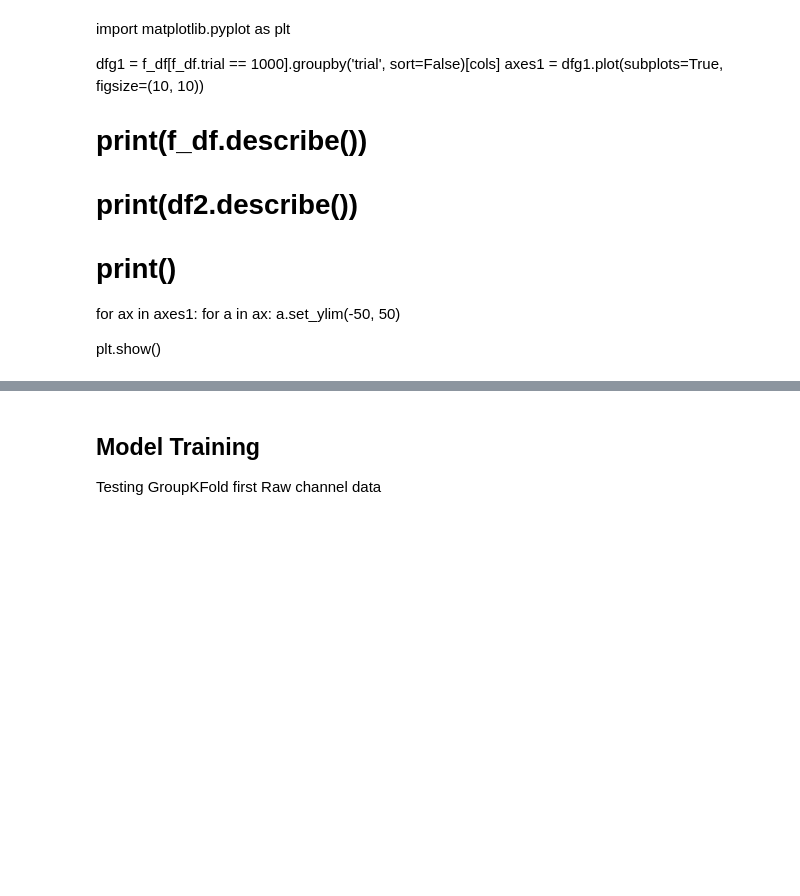
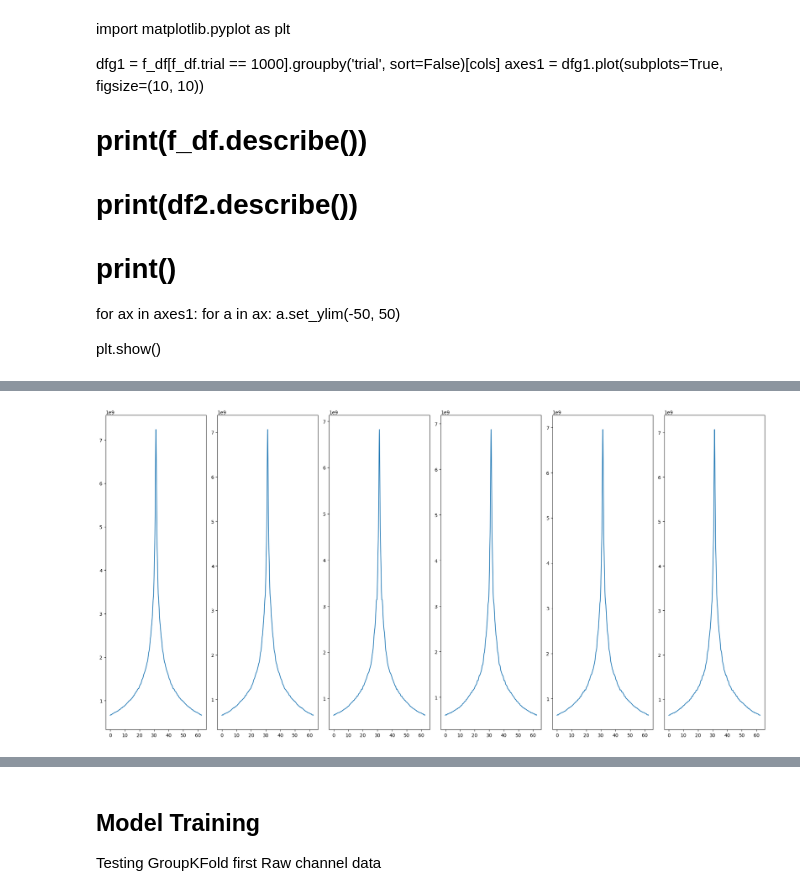
Before and after one commit to H-Mart/Avatar, a Jupyter notebook: brainwave-prediction-app/prediction_model/train_model.ipynb, the cells around one changed output, grey strips where cells are left out. Saved outputs shown, nothing was run; the diff lists cells and outputs as text; code cells hidden in the pictures; blank space fills up the shorter version.

```diff
--- a/brainwave-prediction-app/prediction_model/train_model.ipynb
+++ b/brainwave-prediction-app/prediction_model/train_model.ipynb
@@ -31,14 +46,28 @@ num_trials
 # %%
-def filter_trials(dataframe):
+def filter_trials(dataframe, sampling_rate=125, low_cutoff=.5, high_cutoff=50):
     dfs = []
     for trial, group in dataframe.groupby('trial', sort=False, as_index=False):
-        filtered_cols = data_preprocessing.apply_filters(group[cols])
+        filtered_cols = data_preprocessing.apply_filters(group[cols], sampling_rate, low_cutoff, high_cutoff)
         group[cols] = filtered_cols
         group['trial'] = trial
         dfs.append(group)
     new_df = pd.concat(dfs, ignore_index=True)
     new_df.sort_values(by=['session', 'trial', ' Timestamp'], inplace=True)
     return new_df
+
+
+def remove_outliers(dataframe):
+    channels = dataframe[cols].to_numpy()
+    channels_med = np.median(np.abs(channels), axis=0)
+    mad = stats.median_abs_deviation(channels, axis=0, center=lambda *_, **__: channels_med)
+    m_scores = np.abs((channels - channels_med) / mad)
+
+    max_ok_score = 4
+    ok_scores = m_scores < max_ok_score
+    channels[~ok_scores] = 0
+
+    dataframe[cols] = channels
+    return dataframe
 # %% [markdown]
 n = f_df[cols].to_numpy()
 n_med = np.median(np.abs(n), axis=0)
@@ -118,0 +145,18 @@ plt.show()
+# %%
+from scipy.signal import correlate
+
+mean_freq_by_label = {}
+
+for label in labels:
+    mean_freq_by_label[label] = np.mean(freq_matrix[:, :, label_session_map[:, 0] == label], axis=2)
+
+fig, axes = plt.subplots(1, 6, figsize=(20, 10))
+for i, (label, label_mean_freq_matrix) in enumerate(mean_freq_by_label.items()):
+    self_correlation = correlate(label_mean_freq_matrix[:, 0], label_mean_freq_matrix[:, 0], mode='same')
+    axes[i].plot(signal_freq, self_correlation, label=label)
+    # axes[i].set_title(f'Channel {j}')
+# plt.colorbar()
+plt.tight_layout()
+plt.show()
+# %% [output]
+[figure, added]
```
Also changed, not shown: parts of 13 cells of this notebook, 9 other files.
